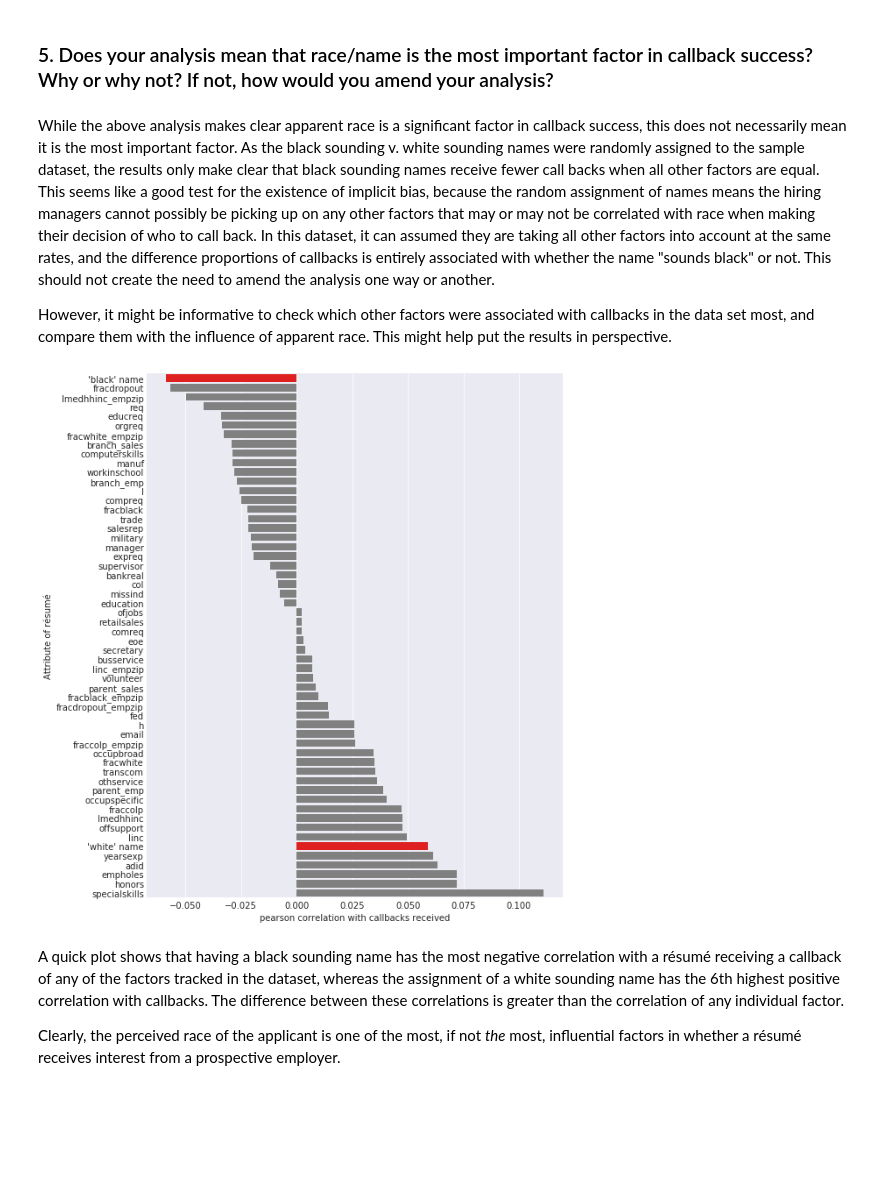
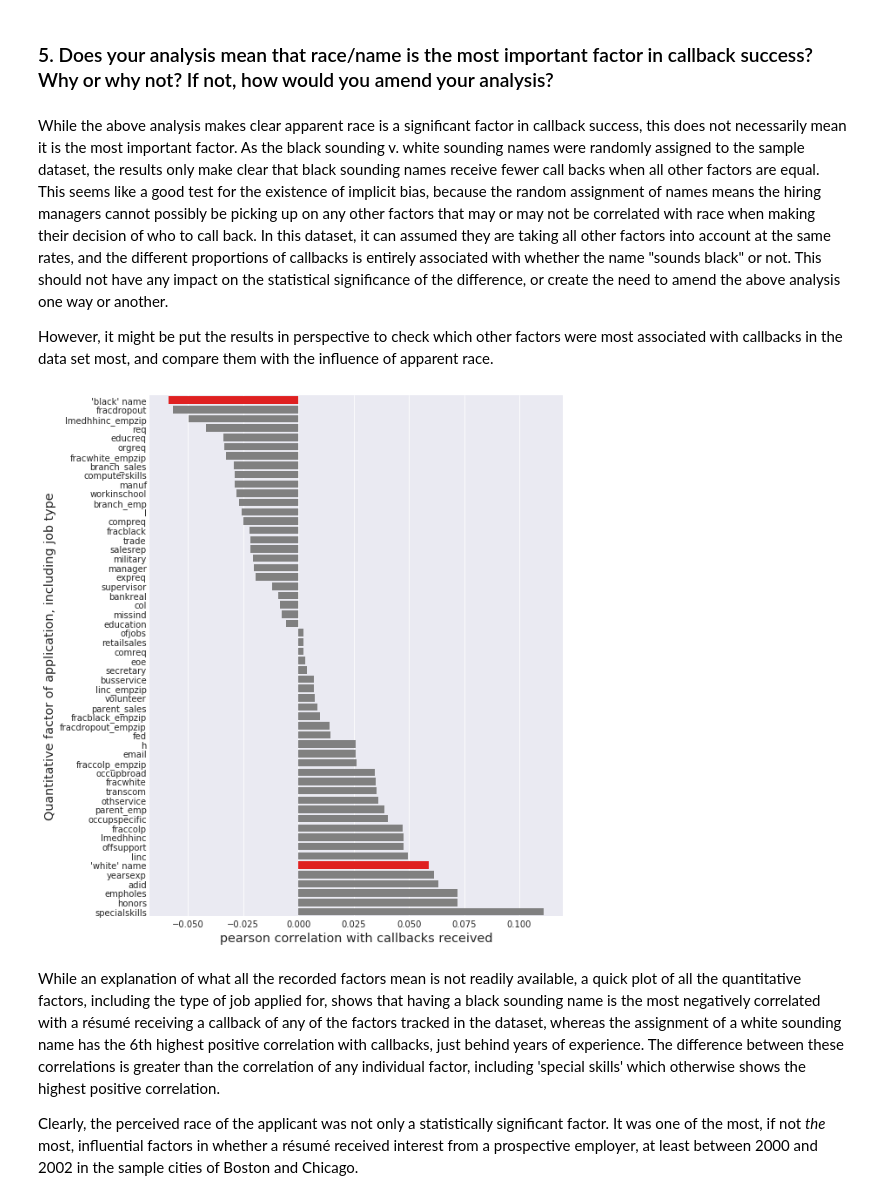
Before and after one commit to Nhorning/EDA_racial_discrimination, a Jupyter notebook: sliderule_dsi_inferential_statistics_exercise_2.ipynb, the cells around one changed output. Cells and saved outputs as stored; diff of their text form; code cells hidden in the pictures; blank space fills up the shorter version.

Commit message:
style  Changes to be committed: 	modified:   .ipynb_checkpoints/sliderule_dsi_inferential_statistics_exercise_2-checkpoint.ipynb 	modified:   sliderule_dsi_inferential_statistics_exercise_2.ipynb

```diff
--- a/sliderule_dsi_inferential_statistics_exercise_2.ipynb
+++ b/sliderule_dsi_inferential_statistics_exercise_2.ipynb
@@ -291,36 +291,36 @@ This results in a z score of 4.12 and a subsequent p-value of $p \approx 1.93*10
 # %% [markdown]
 ### 5. Does your analysis mean that race/name is the most important factor in callback success? Why or why not? If not, how would you amend your analysis?
 # %% [markdown]
-While the above analysis makes clear apparent race is a significant factor in callback success, this does not necessarily mean it is the most important factor. As the black sounding v. white sounding names were randomly assigned to the sample dataset, the results only make clear that black sounding names receive fewer call backs when all other factors are equal. This seems like a good test for the existence of implicit bias,  because the random assignment of names means the hiring managers cannot possibly be picking up on any other factors that may or may not be correlated with race when making their decision of who to call back. In this dataset, it can assumed they are taking all other factors into account at the same rates, and the difference proportions of callbacks is entirely associated with whether the name "sounds black" or not. This should not create the need to amend the analysis one way or another.
+While the above analysis makes clear apparent race is a significant factor in callback success, this does not necessarily mean it is the most important factor. As the black sounding v. white sounding names were randomly assigned to the sample dataset, the results only make clear that black sounding names receive fewer call backs when all other factors are equal. This seems like a good test for the existence of implicit bias,  because the random assignment of names means the hiring managers cannot possibly be picking up on any other factors that may or may not be correlated with race when making their decision of who to call back. In this dataset, it can assumed they are taking all other factors into account at the same rates, and the different proportions of callbacks is entirely associated with whether the name "sounds black" or not. This should not have any impact on the statistical significance of the difference, or create the need to amend the above analysis one way or another.
 
-However, it might be informative to check which other factors were associated with callbacks in the data set most, and compare them with the influence of apparent race. This might help put the results in perspective.
+However, it might be put the results in perspective to check which other factors were most associated with callbacks in the data set most, and compare them with the influence of apparent race.
 # %%
 #Check what factors are most correlated with callbacks
 #add simple "onehot" of race into dataset
 datawb = data
 datawb['\'white\' name'] = data.race == 'w'
 datawb['\'black\' name'] = data.race=='b'
 
 #create correlation matrix
 corr = datawb.corr(method='pearson')
 #narrow correlation matrix down to just calls
 callcorr = corr['call']
-#take calls out because it will correlate with self 1:1
+#take 'calls' out because it will correlate with self 1:1
 callcorr.drop('call', inplace=True)
 #sort values
 callcorr = callcorr.sort_values(ascending=True)
 
 clrs = ['red' if (x == '\'white\' name' or x == '\'black\' name') else 'grey' for x in callcorr.index]
 #plot all the correlations with call numbers
 f, ax = plt.subplots(1,1)
 sns.barplot(y=callcorr.index, x=callcorr, palette=clrs)
 f.set_size_inches(8.5,11)
-ax.set_xlabel('pearson correlation with callbacks received')
-ax.set_ylabel('Attribute of résumé')
+ax.set_xlabel('pearson correlation with callbacks received', fontsize='x-large')
+ax.set_ylabel('Quantitative factor of application, including job type', fontsize='x-large')
 plt.show()
 # %% [output]
-[figure, old version]
+[figure, new version]
 # %% [markdown]
-A quick plot shows that having a black sounding name has the most negative correlation with a résumé receiving a callback of any of the factors tracked in the dataset, whereas the assignment of a white sounding name has the 6th highest positive correlation with callbacks. The difference between these correlations is greater than the correlation of any individual factor.
+While an explanation of what all the recorded factors mean is not readily available, a quick plot of all the quantitative factors, including the type of job applied for, shows that having a black sounding name is the most negatively correlated with a résumé receiving a callback of any of the factors tracked in the dataset, whereas the assignment of a white sounding name has the 6th highest positive correlation with callbacks, just behind years of experience. The difference between these correlations is greater than the correlation of any individual factor, including 'special skills' which otherwise shows the highest positive correlation.
 
-Clearly, the perceived race of the applicant is one of the most, if not *the* most, influential factors in whether a résumé receives interest from a prospective employer.
+Clearly, the perceived race of the applicant was not only a statistically significant factor. It was one of the most, if not *the* most, influential factors in whether a résumé received interest from a prospective employer, at least between 2000 and 2002 in the sample cities of Boston and Chicago.
```
Also changed, not shown: parts of 4 cells of this notebook.
